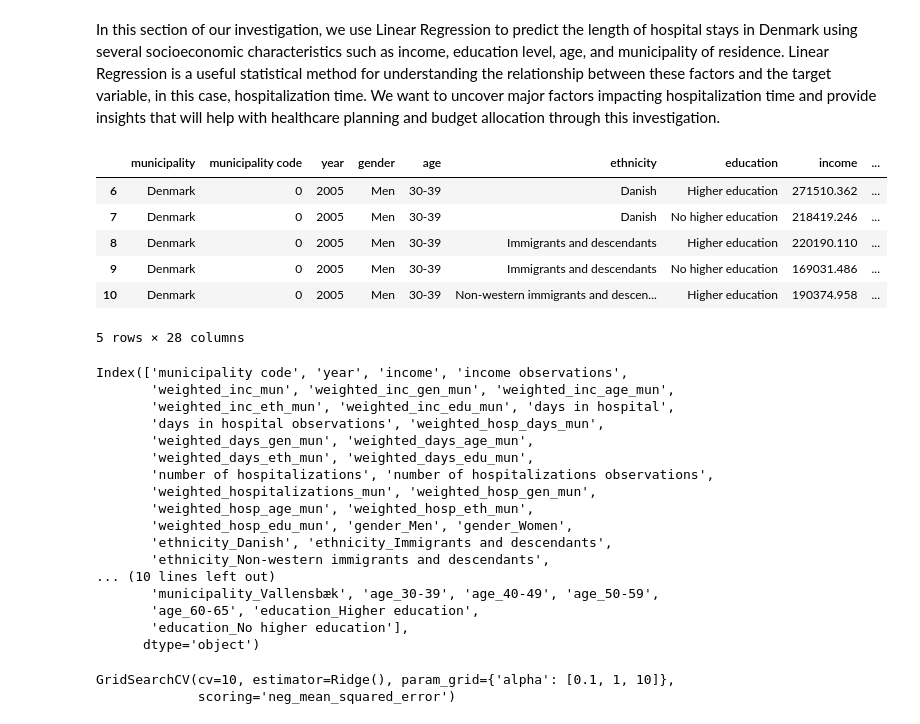
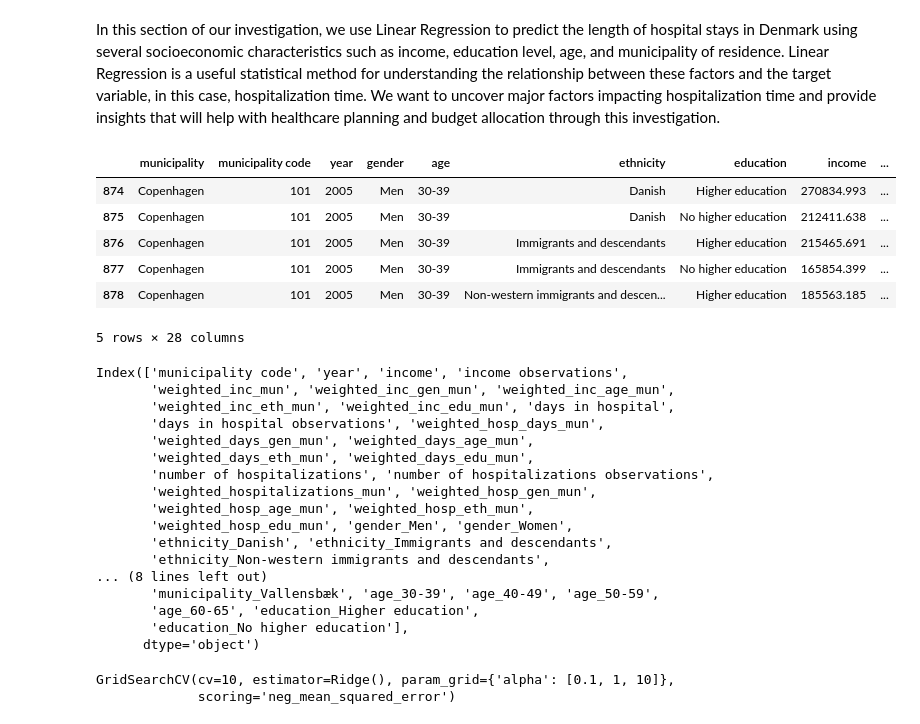
Before and after one commit to vivivaradi/socialdata2023, a Jupyter notebook: assignments/Explainer Notebook.ipynb, the cells around one changed output. Saved outputs shown, nothing was run; the diff lists cells and outputs as text; code cells hidden in the pictures.

```diff
--- a/assignments/Explainer Notebook.ipynb
+++ b/assignments/Explainer Notebook.ipynb
@@ -430,15 +430,16 @@ In this section of our investigation, we use Linear Regression to predict the le
 # %%
 # Drop rows with missing values
 df_reg = df.dropna()
+df_reg = df_reg[~df_reg['municipality'].isin(['Denmark', 'Greater Copenhagen'])]
 df_reg.head()
 # df_reg.shape
 # %% [output]
 |  | municipality | municipality code | year | gender | age | ethnicity | education | income | ... |
-| 6 | Denmark | 0 | 2005 | Men | 30-39 | Danish | Higher education | 271510.362 | ... |
-| 7 | Denmark | 0 | 2005 | Men | 30-39 | Danish | No higher education | 218419.246 | ... |
-| 8 | Denmark | 0 | 2005 | Men | 30-39 | Immigrants and descendants | Higher education | 220190.110 | ... |
-| 9 | Denmark | 0 | 2005 | Men | 30-39 | Immigrants and descendants | No higher education | 169031.486 | ... |
-| 10 | Denmark | 0 | 2005 | Men | 30-39 | Non-western immigrants and descen... | Higher education | 190374.958 | ... |
+| 874 | Copenhagen | 101 | 2005 | Men | 30-39 | Danish | Higher education | 270834.993 | ... |
+| 875 | Copenhagen | 101 | 2005 | Men | 30-39 | Danish | No higher education | 212411.638 | ... |
+| 876 | Copenhagen | 101 | 2005 | Men | 30-39 | Immigrants and descendants | Higher education | 215465.691 | ... |
+| 877 | Copenhagen | 101 | 2005 | Men | 30-39 | Immigrants and descendants | No higher education | 165854.399 | ... |
+| 878 | Copenhagen | 101 | 2005 | Men | 30-39 | Non-western immigrants and descen... | Higher education | 185563.185 | ... |
 5 rows × 28 columns
 # %%
 ordinal_enc = OrdinalEncoder()
@@ -463,7 +464,7 @@ Index(['municipality code', 'year', 'income', 'income observations',
        'weighted_hosp_edu_mun', 'gender_Men', 'gender_Women',
        'ethnicity_Danish', 'ethnicity_Immigrants and descendants',
        'ethnicity_Non-western immigrants and descendants',
-... (10 lines left out)
+... (8 lines left out)
        'municipality_Vallensbæk', 'age_30-39', 'age_40-49', 'age_50-59',
        'age_60-65', 'education_Higher education',
        'education_No higher education'],
```
Also changed, not shown: parts of 7 cells of this notebook, 7 other files.
